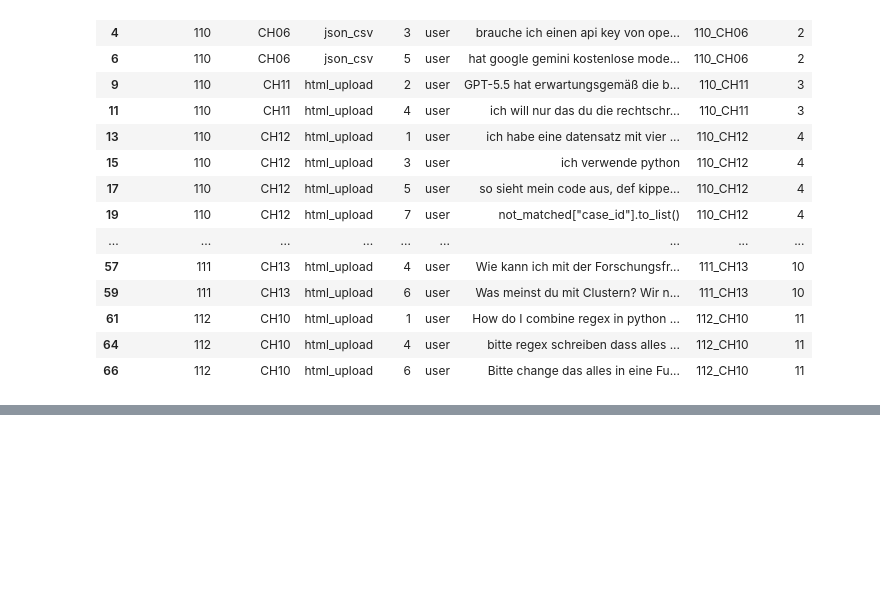
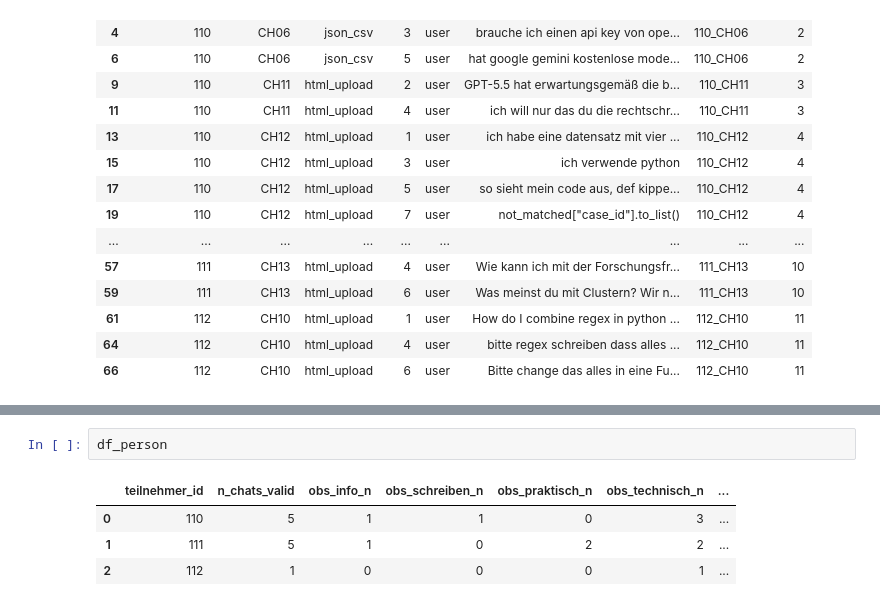
Before and after one commit to lpkiemes/Masterprojekt-Chatbots, a Jupyter notebook: Python_code/Data_pipeline.ipynb, the cells around one changed output, grey strips where cells are left out. Cells and saved outputs as stored; diff of their text form; blank space fills up the shorter version.

```diff
--- a/Python_code/Data_pipeline.ipynb
+++ b/Python_code/Data_pipeline.ipynb
@@ -257,0 +347,7 @@ Fertig: 11 Chats klassifiziert.
+# %%
+df_person
+# %% [output]
+|  | teilnehmer_id | n_chats_valid | obs_info_n | obs_schreiben_n | obs_praktisch_n | obs_technisch_n | ... |
+| 0 | 110 | 5 | 1 | 1 | 0 | 3 | ... |
+| 1 | 111 | 5 | 1 | 0 | 2 | 2 | ... |
+| 2 | 112 | 1 | 0 | 0 | 0 | 1 | ... |
```
Also changed, not shown: parts of 6 cells of this notebook, 1 other file.
